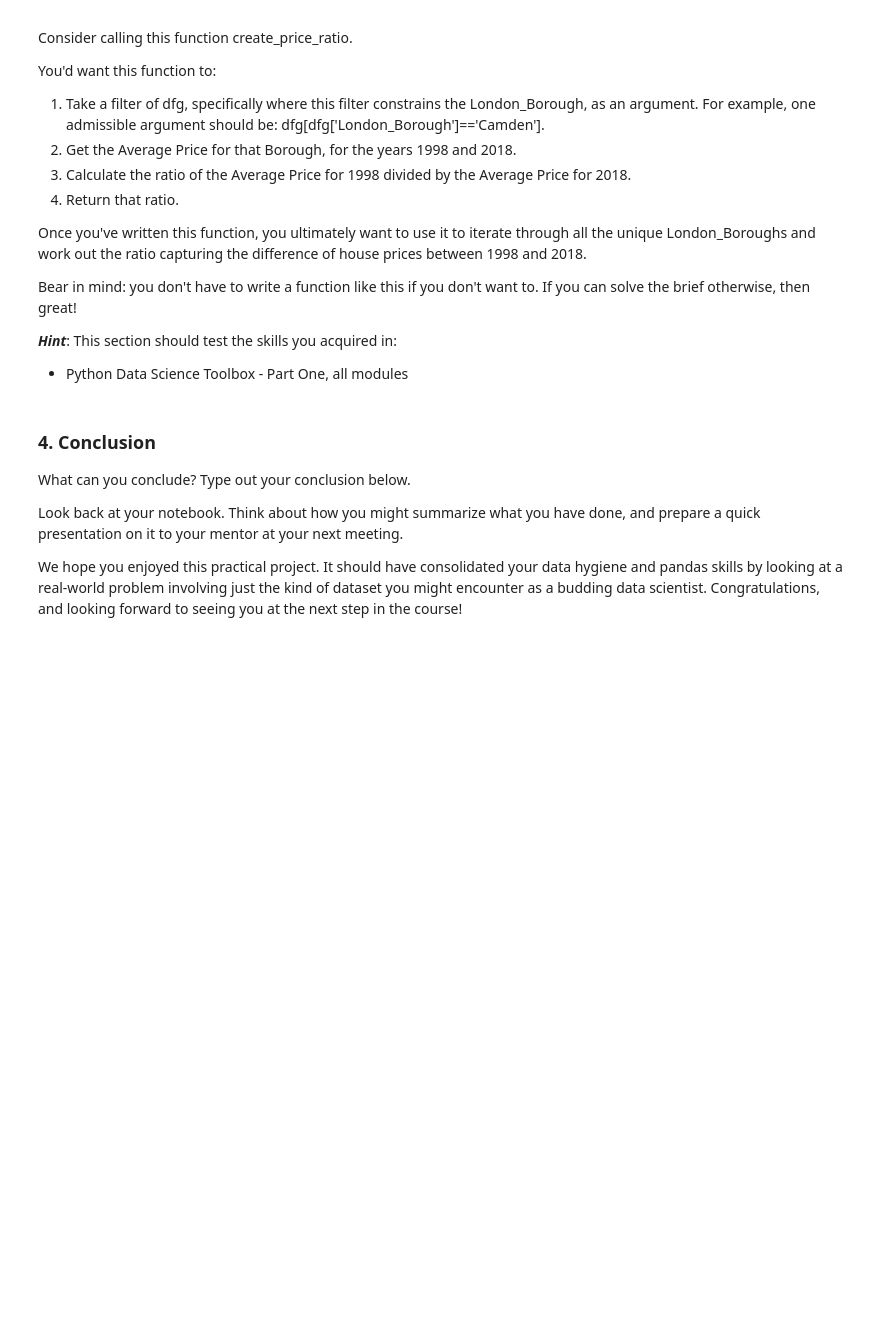
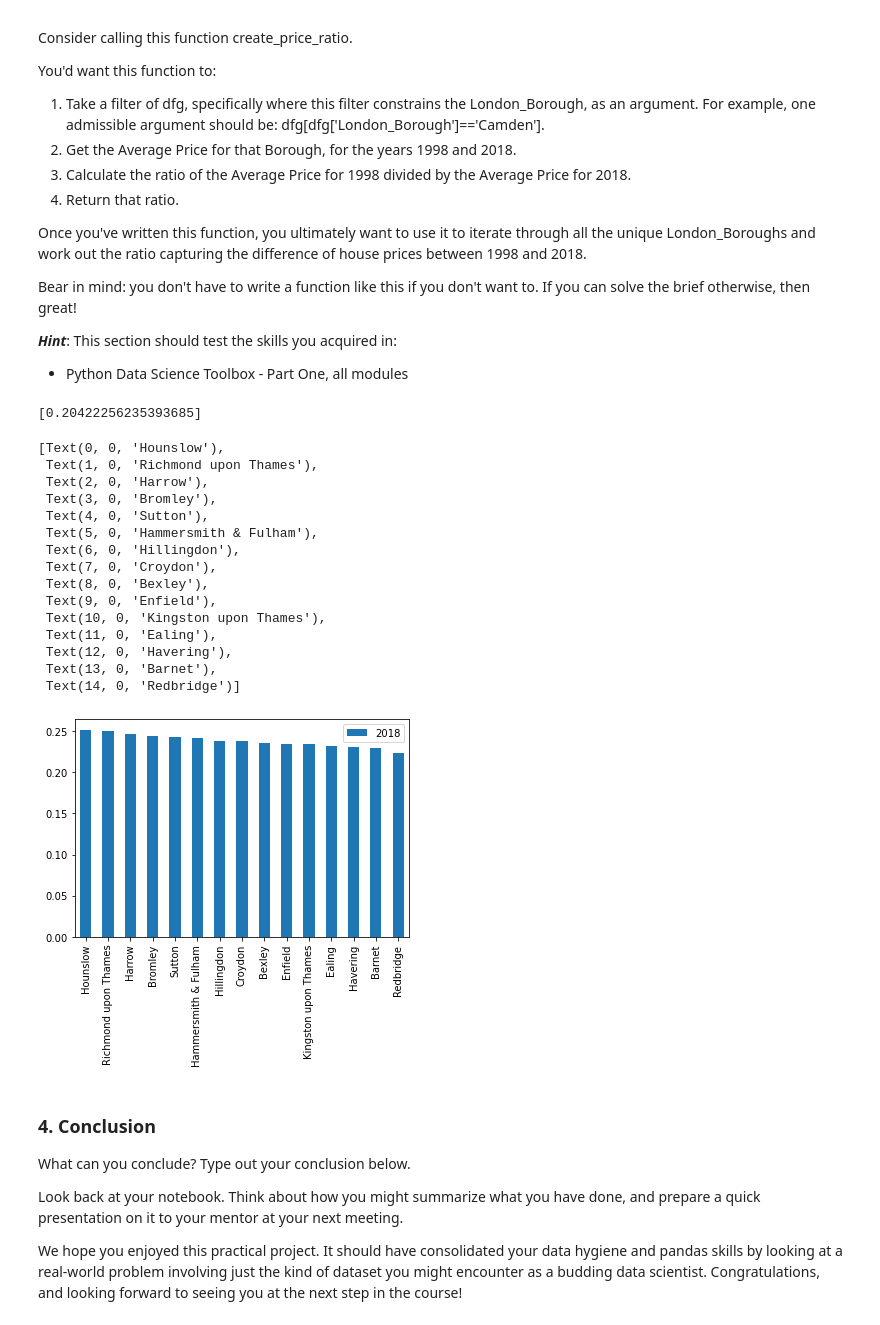
Before and after one commit to sharma113/Springboard, a Jupyter notebook: Unit 4 Challenge - Tier 3.ipynb, the cells around one changed output. Drawn from its saved outputs; the diff is of its cells as text; code cells hidden in the pictures; blank space fills up the shorter version.

```diff
--- a/Unit 4 Challenge - Tier 3.ipynb
+++ b/Unit 4 Challenge - Tier 3.ipynb
@@ -187,6 +224,8 @@ To this end, you *could* apply a ***lambda function***. Your logic could work as
 3. store that corresponding year as separate column.
 
 Whether you go ahead with this is up to you. Just so long as you answer our initial brief: which boroughs of London have seen the greatest house price increase, on average, over the past two decades?
+# %%
+df['Year'] = df['Month'].apply(lambda t: t.year)
 # %% [markdown]
 **3. Modeling**
 
@@ -206,6 +245,51 @@ Bear in mind: you don't have to write a function like this if you don't want to.
 
 ***Hint***: This section should test the skills you acquired in:
 - Python Data Science Toolbox - Part One, all modules
+# %%
+dfg = df.groupby(by=['London_Borough', 'Year']).mean()
+dfg = dfg.reset_index()
+# %%
+def create_price_ratio(d):
+    y1998 = float(d['Average_Price'][d['Year']==1998])
+    y2018 = float(d['Average_Price'][d['Year']==2018])
+    ratio = [y1998/y2018]
+    return ratio
+
+create_price_ratio(dfg[dfg['London_Borough']=='Barking & Dagenham'])
+# %% [output]
+[0.20422256235393685]
+# %%
+final = {}
+
+for b in dfg['London_Borough'].unique():
+    borough = dfg[dfg['London_Borough'] == b]
+    final[b] = create_price_ratio(borough)
+
+df_ratios = pd.DataFrame(final)
+df_ratios_T = df_ratios.T
+df_ratios = df_ratios_T.reset_index()
+df_ratios.rename(columns={'index':'Borough', 0:'2018'}, inplace=True)
+top15 = df_ratios.sort_values(by='2018',ascending=False).head(15)
+ax = top15[['Borough','2018']].plot(kind='bar')
+
+ax.set_xticklabels(top15.Borough)
+# %% [output]
+[Text(0, 0, 'Hounslow'),
+ Text(1, 0, 'Richmond upon Thames'),
+ Text(2, 0, 'Harrow'),
+ Text(3, 0, 'Bromley'),
+ Text(4, 0, 'Sutton'),
+ Text(5, 0, 'Hammersmith & Fulham'),
+ Text(6, 0, 'Hillingdon'),
+ Text(7, 0, 'Croydon'),
+ Text(8, 0, 'Bexley'),
+ Text(9, 0, 'Enfield'),
+ Text(10, 0, 'Kingston upon Thames'),
+ Text(11, 0, 'Ealing'),
+ Text(12, 0, 'Havering'),
+ Text(13, 0, 'Barnet'),
+ Text(14, 0, 'Redbridge')]
+[figure, added]
 # %% [markdown]
 ### 4. Conclusion
 What can you conclude? Type out your conclusion below.
```
Also changed, not shown: parts of 9 cells of this notebook.
